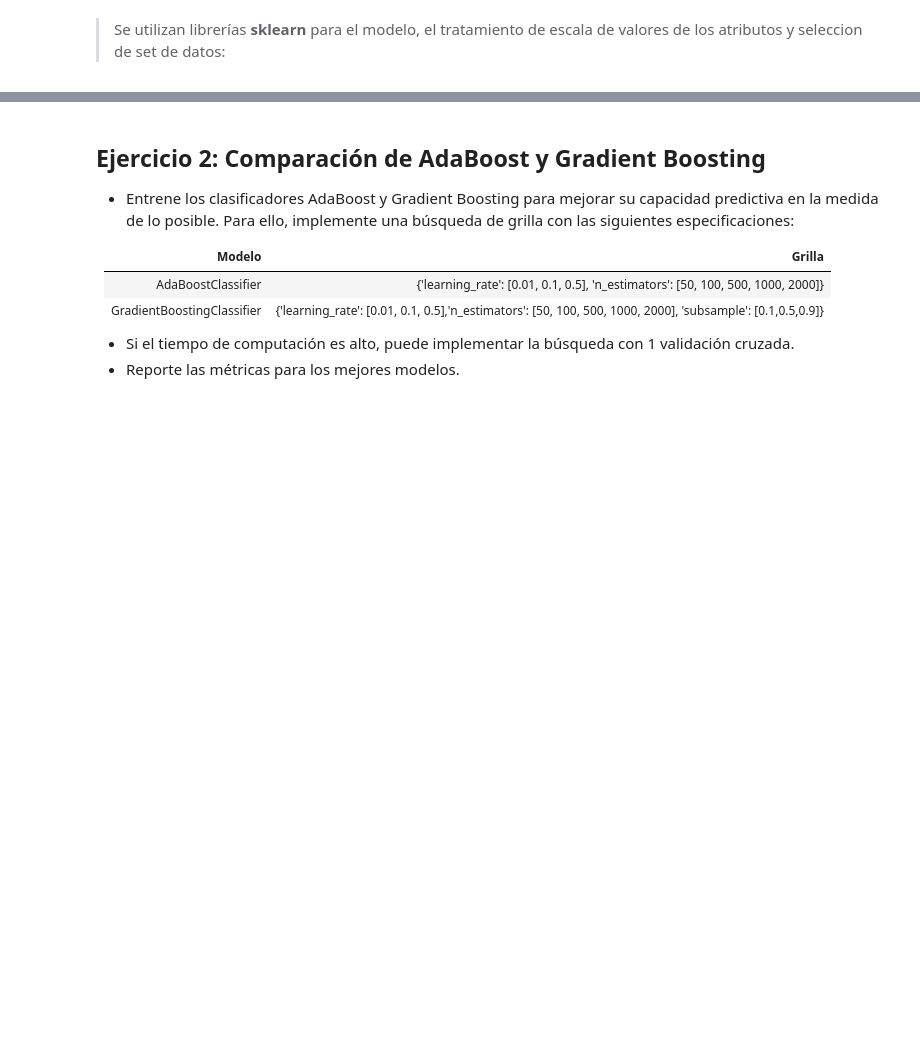
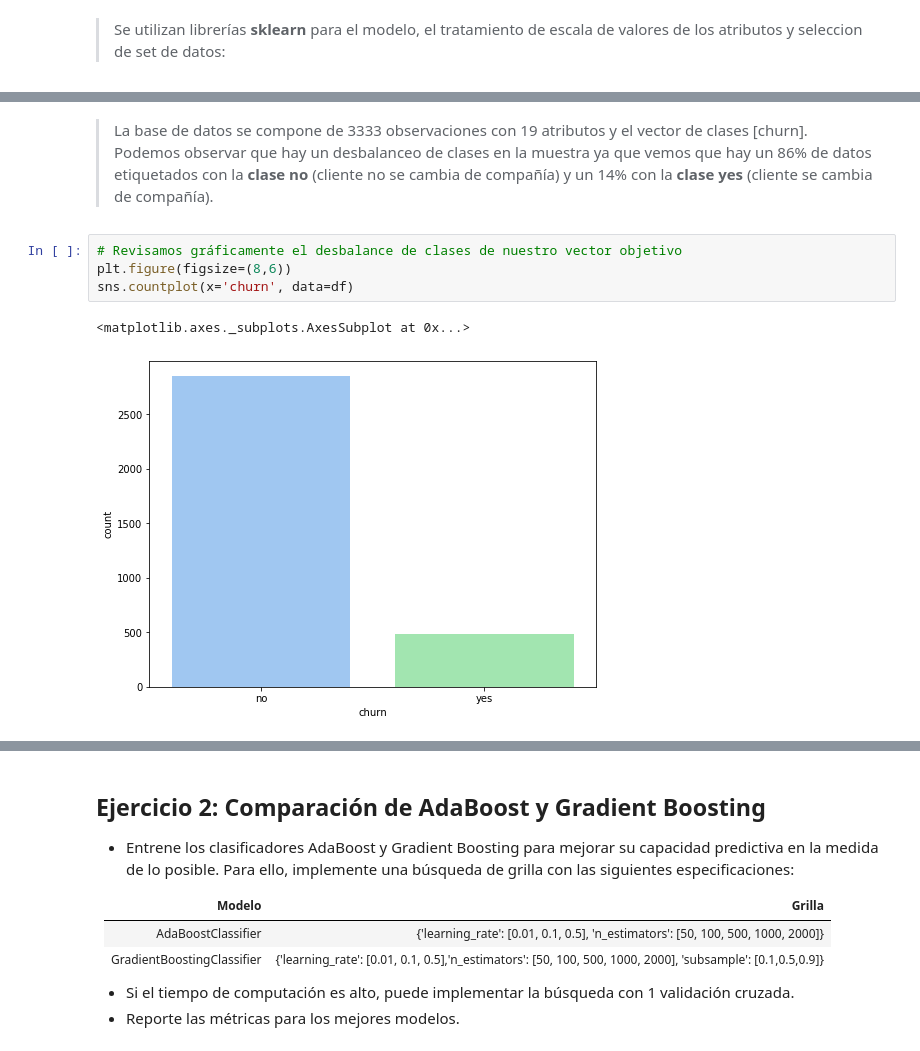
Before and after one commit to ridexmoler/modulo-machine-learning, a Jupyter notebook: semana5/sesion9/Pablo-Rocco-ACT009/notebook.ipynb, the cells around one changed output, grey strips where cells are left out. Saved outputs shown, nothing was run; the diff lists cells and outputs as text; blank space fills up the shorter version.

```diff
--- a/semana5/sesion9/Pablo-Rocco-ACT009/notebook.ipynb
+++ b/semana5/sesion9/Pablo-Rocco-ACT009/notebook.ipynb
@@ -88,0 +145,9 @@ from sklearn.ensemble import RandomForestRegressor
+# %% [markdown]
+> La base de datos se compone de 3333 observaciones con 19 atributos y el vector de clases [churn]. Podemos observar que hay un desbalanceo de clases en la muestra ya que vemos que hay un 86% de datos etiquetados con la __clase no__ (cliente no se cambia de compañía) y un 14% con la __clase yes__ (cliente se cambia de compañía).
+# %%
+# Revisamos gráficamente el desbalance de clases de nuestro vector objetivo
+plt.figure(figsize=(8,6))
+sns.countplot(x='churn', data=df)
+# %% [output]
+<matplotlib.axes._subplots.AxesSubplot at 0x...>
+[figure, added]
```
Also changed, not shown: parts of 68 cells of this notebook, 3 other files.
